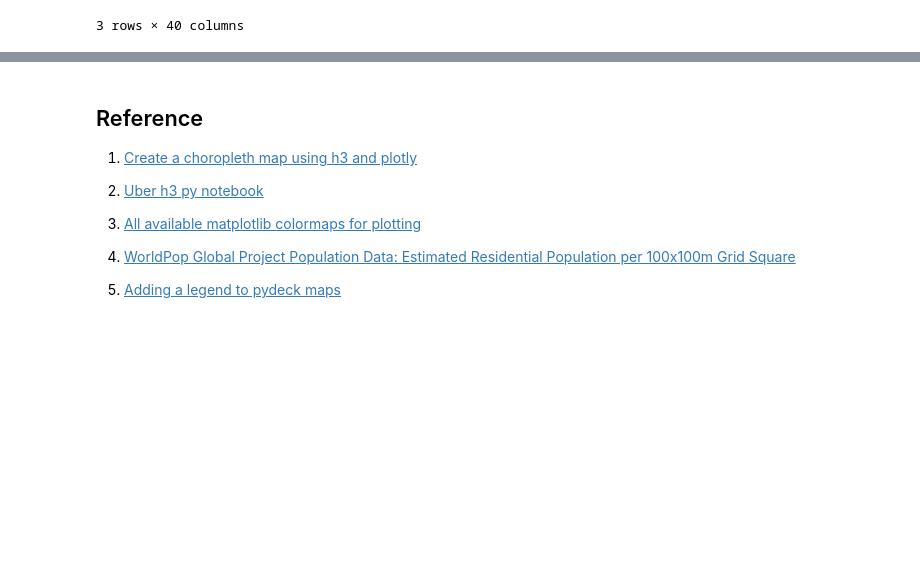
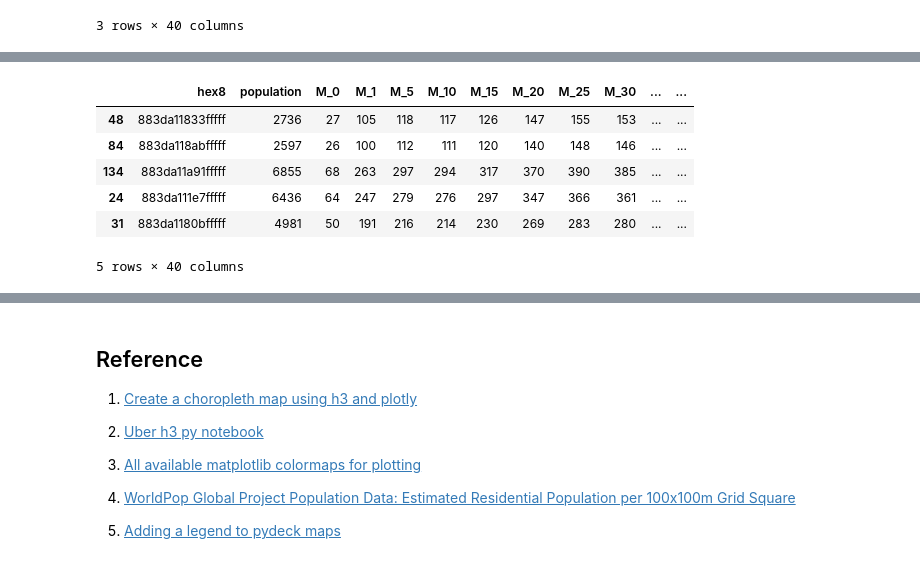
Before and after one commit to kavyajeetbora/CityHealthMonitor, a Jupyter notebook: development/population_estimate.ipynb, the cells around one changed output, grey strips where cells are left out. Saved outputs shown, nothing was run; the diff lists cells and outputs as text; code cells hidden in the pictures; blank space fills up the shorter version.

```diff
--- a/development/population_estimate.ipynb
+++ b/development/population_estimate.ipynb
@@ -370,6 +370,9 @@ pas_hexdata[pas_hexdata<0]=0
 
 ## Set all the variables as int
 pas_hexdata = pas_hexdata.astype(int)
+
+## Reset the index
+pas_hexdata = pas_hexdata.reset_index()
 # %%
 pas_hexdata.sample(3)
 # %% [output]
@@ -384,0 +401,16 @@ pas_hexdata.sample(3)
+# %%
+male_cols = [col for col in pas_hexdata.columns if col.startswith('M')]
+female_cols = [col for col in pas_hexdata.columns if col.startswith('F')]
+
+pas_hexdata['sum_male'] = (pas_hexdata[male_cols].sum(axis=1)/pas_hexdata['population']*100).round()
+pas_hexdata['sum_female'] = 100 - pas_hexdata['sum_male']
+
+pas_hexdata.sample(5)
+# %% [output]
+|  | hex8 | population | M_0 | M_1 | M_5 | M_10 | M_15 | M_20 | M_25 | M_30 | ... | ... |
+| 48 | 883da11833fffff | 2736 | 27 | 105 | 118 | 117 | 126 | 147 | 155 | 153 | ... | ... |
+| 84 | 883da118abfffff | 2597 | 26 | 100 | 112 | 111 | 120 | 140 | 148 | 146 | ... | ... |
+| 134 | 883da11a91fffff | 6855 | 68 | 263 | 297 | 294 | 317 | 370 | 390 | 385 | ... | ... |
+| 24 | 883da111e7fffff | 6436 | 64 | 247 | 279 | 276 | 297 | 347 | 366 | 361 | ... | ... |
+| 31 | 883da1180bfffff | 4981 | 50 | 191 | 216 | 214 | 230 | 269 | 283 | 280 | ... | ... |
+5 rows × 40 columns
```
Also changed, not shown: parts of 5 cells of this notebook.
